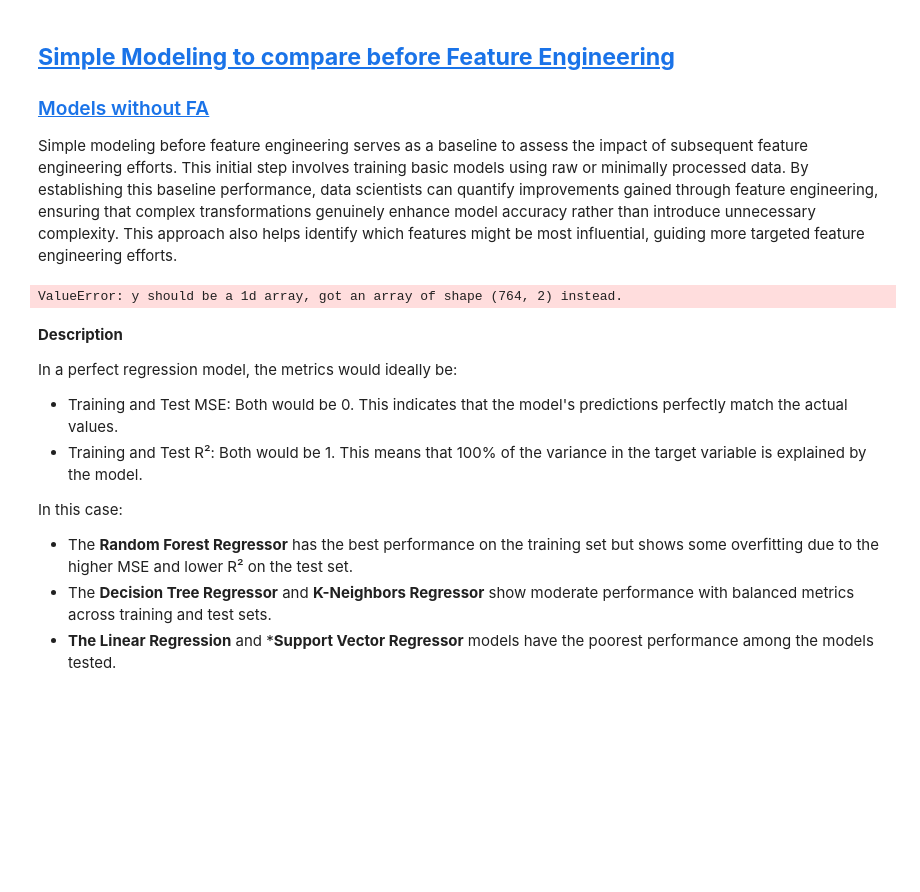
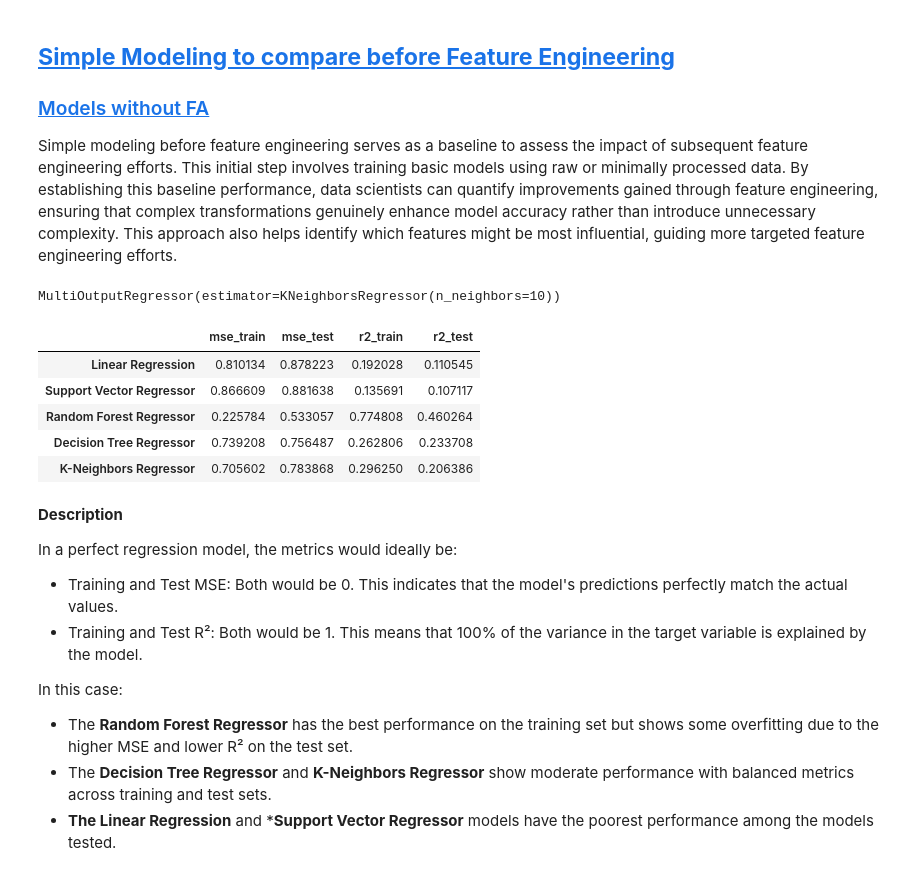
Before and after one commit to Michal-Surmacz/Machine_Learning_Salary_Prediction, a Jupyter notebook: Data Science Job & Salary Prediction (Glassdoor).ipynb, the cells around one changed output. Drawn from its saved outputs; the diff is of its cells as text; code cells hidden in the pictures; blank space fills up the shorter version.

Commit message:
y with 2 arrays

```diff
--- a/Data Science Job & Salary Prediction (Glassdoor).ipynb
+++ b/Data Science Job & Salary Prediction (Glassdoor).ipynb
@@ -2875,36 +2870,50 @@ def calc_regression_metrics(models: dict, X_train, y_train, X_test, y_test):
 
     return met_df
 # %%
-# Define regression models
+from sklearn.multioutput import MultiOutputRegressor
+
+# Define base regression models
 linreg = LinearRegression()
-linreg.fit(X_train, y_train)
+svr = SVR(kernel='rbf', C=1, gamma=0.01)
+rfr = RandomForestRegressor(n_estimators=100, random_state=42)
+dtr = DecisionTreeRegressor(random_state=42, max_depth=6, min_samples_split=5)
+knn = KNeighborsRegressor(n_neighbors=10)
 
-svr = SVR(kernel='rbf', C=1, gamma=0.01)
-svr.fit(X_train, y_train)
+# Wrap models in MultiOutputRegressor
+linreg_multi = MultiOutputRegressor(linreg)
+svr_multi = MultiOutputRegressor(svr)
+rfr_multi = MultiOutputRegressor(rfr)
+dtr_multi = MultiOutputRegressor(dtr)
+knn_multi = MultiOutputRegressor(knn)
 
-rfr = RandomForestRegressor(n_estimators=100, random_state=42)
-rfr.fit(X_train, y_train)
-
-dtr = DecisionTreeRegressor(random_state=42, max_depth=6, min_samples_split=5)
-dtr.fit(X_train, y_train)
-
-knn = KNeighborsRegressor(n_neighbors=10)
-knn.fit(X_train, y_train)
+# Fit models
+linreg_multi.fit(X_train, y_train)
+svr_multi.fit(X_train, y_train)
+rfr_multi.fit(X_train, y_train)
+dtr_multi.fit(X_train, y_train)
+knn_multi.fit(X_train, y_train)
 # %% [output]
-ValueError: y should be a 1d array, got an array of shape (764, 2) instead.
+MultiOutputRegressor(estimator=KNeighborsRegressor(n_neighbors=10))
 # %%
 # Create models dictionary
 models = {
-    'Linear Regression': linreg,
-    'Support Vector Regressor': svr,
-    'Random Forest Regressor': rfr,
-    'Decision Tree Regressor': dtr,
-    'K-Neighbors Regressor': knn
+    'Linear Regression': linreg_multi,
+    'Support Vector Regressor': svr_multi,
+    'Random Forest Regressor': rfr_multi,
+    'Decision Tree Regressor': dtr_multi,
+    'K-Neighbors Regressor': knn_multi
 }
 
 # Calculate metrics
 metrics_df = calc_regression_metrics(models, X_train, y_train, X_test, y_test)
 metrics_df
+# %% [output]
+|  | mse_train | mse_test | r2_train | r2_test |
+| Linear Regression | 0.810134 | 0.878223 | 0.192028 | 0.110545 |
+| Support Vector Regressor | 0.866609 | 0.881638 | 0.135691 | 0.107117 |
+| Random Forest Regressor | 0.225784 | 0.533057 | 0.774808 | 0.460264 |
+| Decision Tree Regressor | 0.739208 | 0.756487 | 0.262806 | 0.233708 |
+| K-Neighbors Regressor | 0.705602 | 0.783868 | 0.296250 | 0.206386 |
 # %% [markdown]
 **Description**
 
```
Also changed, not shown: parts of 4 cells of this notebook.
